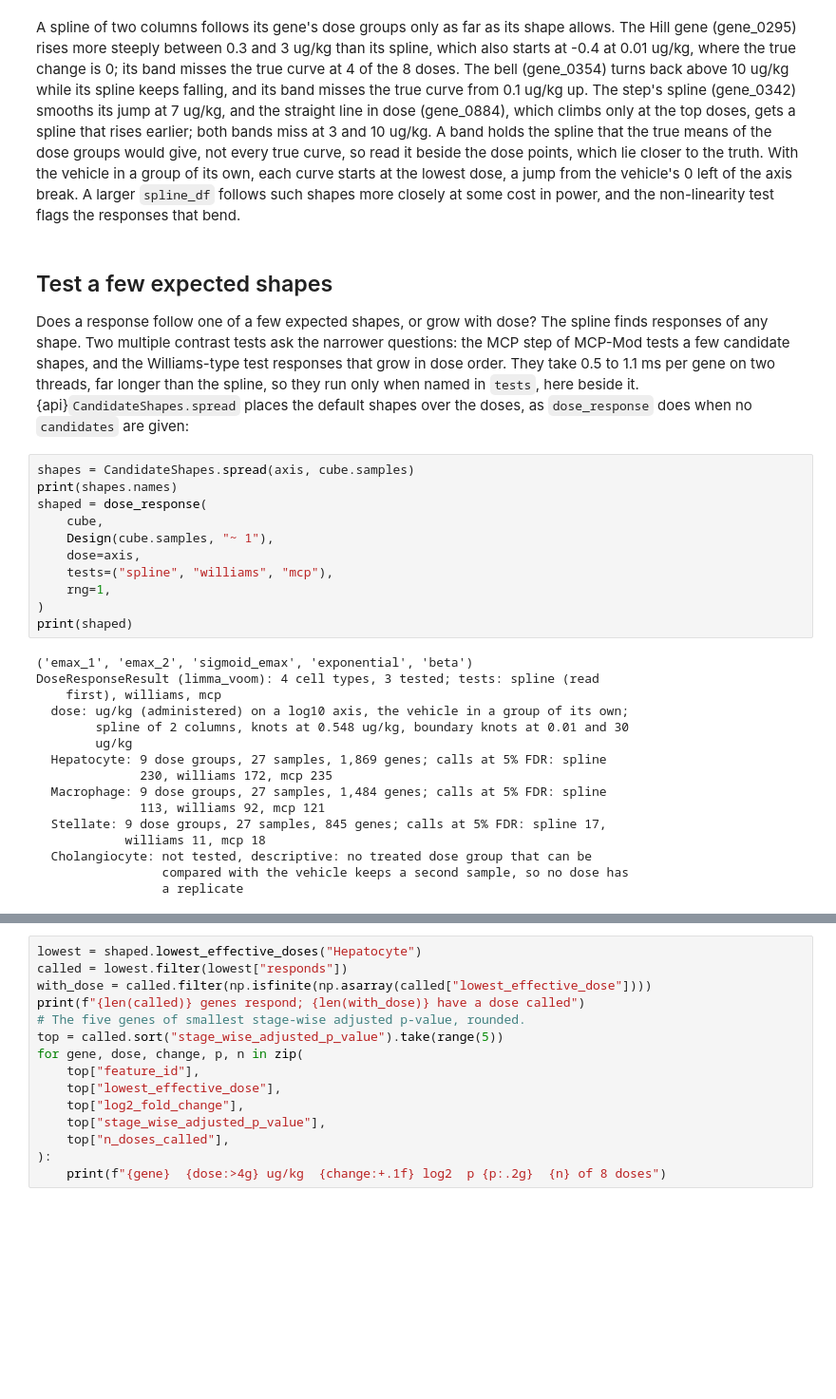
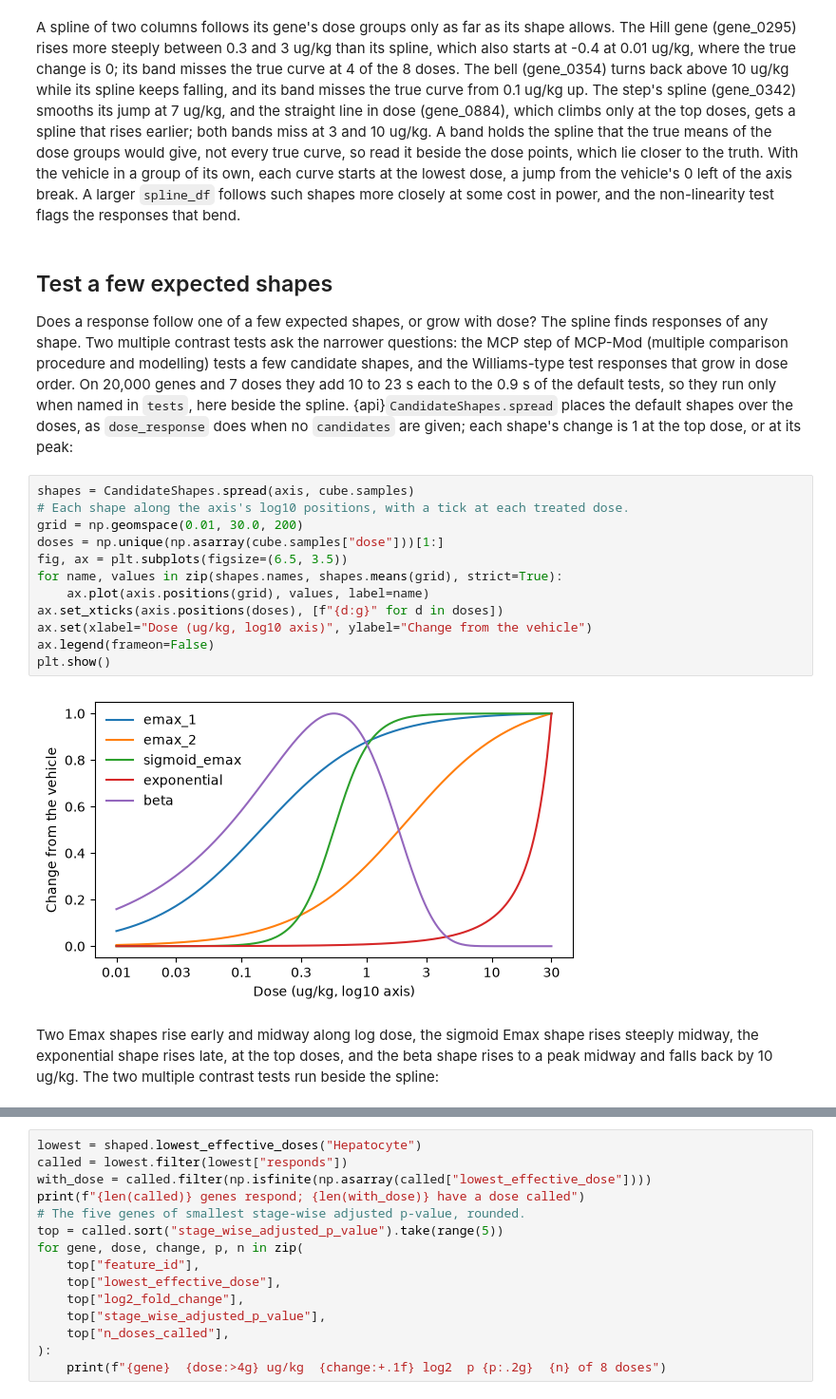
Before and after one commit to NygenAnalytics/CytePool, a Jupyter notebook: docs/source/guides/dose_response.ipynb, the cells around one changed output, grey strips where cells are left out. Shown at 95% size. Cells and saved outputs as stored; diff of their text form; blank space fills up the shorter version.

```diff
--- a/docs/source/guides/dose_response.ipynb
+++ b/docs/source/guides/dose_response.ipynb
@@ -182,31 +182,20 @@ A spline of two columns follows its gene's dose groups only as far as its shape
 # %% [markdown]
 ## Test a few expected shapes
 
-Does a response follow one of a few expected shapes, or grow with dose? The spline finds responses of any shape. Two multiple contrast tests ask the narrower questions: the MCP step of MCP-Mod tests a few candidate shapes, and the Williams-type test responses that grow in dose order. They take 0.5 to 1.1 ms per gene on two threads, far longer than the spline, so they run only when named in `tests`, here beside it. {api}`CandidateShapes.spread` places the default shapes over the doses, as `dose_response` does when no `candidates` are given:
+Does a response follow one of a few expected shapes, or grow with dose? The spline finds responses of any shape. Two multiple contrast tests ask the narrower questions: the MCP step of MCP-Mod (multiple comparison procedure and modelling) tests a few candidate shapes, and the Williams-type test responses that grow in dose order. On 20,000 genes and 7 doses they add 10 to 23 s each to the 0.9 s of the default tests, so they run only when named in `tests`, here beside the spline. {api}`CandidateShapes.spread` places the default shapes over the doses, as `dose_response` does when no `candidates` are given; each shape's change is 1 at the top dose, or at its peak:
-# %%
-shapes = CandidateShapes.spread(axis, cube.samples)
-print(shapes.names)
-shaped = dose_response(
-    cube,
-    Design(cube.samples, "~ 1"),
-    dose=axis,
-    tests=("spline", "williams", "mcp"),
-    rng=1,
-)
-print(shaped)
-# %% [output]
-('emax_1', 'emax_2', 'sigmoid_emax', 'exponential', 'beta')
-DoseResponseResult (limma_voom): 4 cell types, 3 tested; tests: spline (read
-    first), williams, mcp
-  dose: ug/kg (administered) on a log10 axis, the vehicle in a group of its own;
-        spline of 2 columns, knots at 0.548 ug/kg, boundary knots at 0.01 and 30
-        ug/kg
-  Hepatocyte: 9 dose groups, 27 samples, 1,869 genes; calls at 5% FDR: spline
-              230, williams 172, mcp 235
-  Macrophage: 9 dose groups, 27 samples, 1,484 genes; calls at 5% FDR: spline
-              113, williams 92, mcp 121
-  Stellate: 9 dose groups, 27 samples, 845 genes; calls at 5% FDR: spline 17,
-            williams 11, mcp 18
-  Cholangiocyte: not tested, descriptive: no treated dose group that can be
-                 compared with the vehicle keeps a second sample, so no dose has
-                 a replicate
+# %%
+shapes = CandidateShapes.spread(axis, cube.samples)
+# Each shape along the axis's log10 positions, with a tick at each treated dose.
+grid = np.geomspace(0.01, 30.0, 200)
+doses = np.unique(np.asarray(cube.samples["dose"]))[1:]
+fig, ax = plt.subplots(figsize=(6.5, 3.5))
+for name, values in zip(shapes.names, shapes.means(grid), strict=True):
+    ax.plot(axis.positions(grid), values, label=name)
+ax.set_xticks(axis.positions(doses), [f"{d:g}" for d in doses])
+ax.set(xlabel="Dose (ug/kg, log10 axis)", ylabel="Change from the vehicle")
+ax.legend(frameon=False)
+plt.show()
+# %% [output]
+[figure, added]
+# %% [markdown]
+Two Emax shapes rise early and midway along log dose, the sigmoid Emax shape rises steeply midway, the exponential shape rises late, at the top doses, and the beta shape rises to a peak midway and falls back by 10 ug/kg. The two multiple contrast tests run beside the spline:
```
Also changed, not shown: parts of 11 cells of this notebook, 17 other files.
